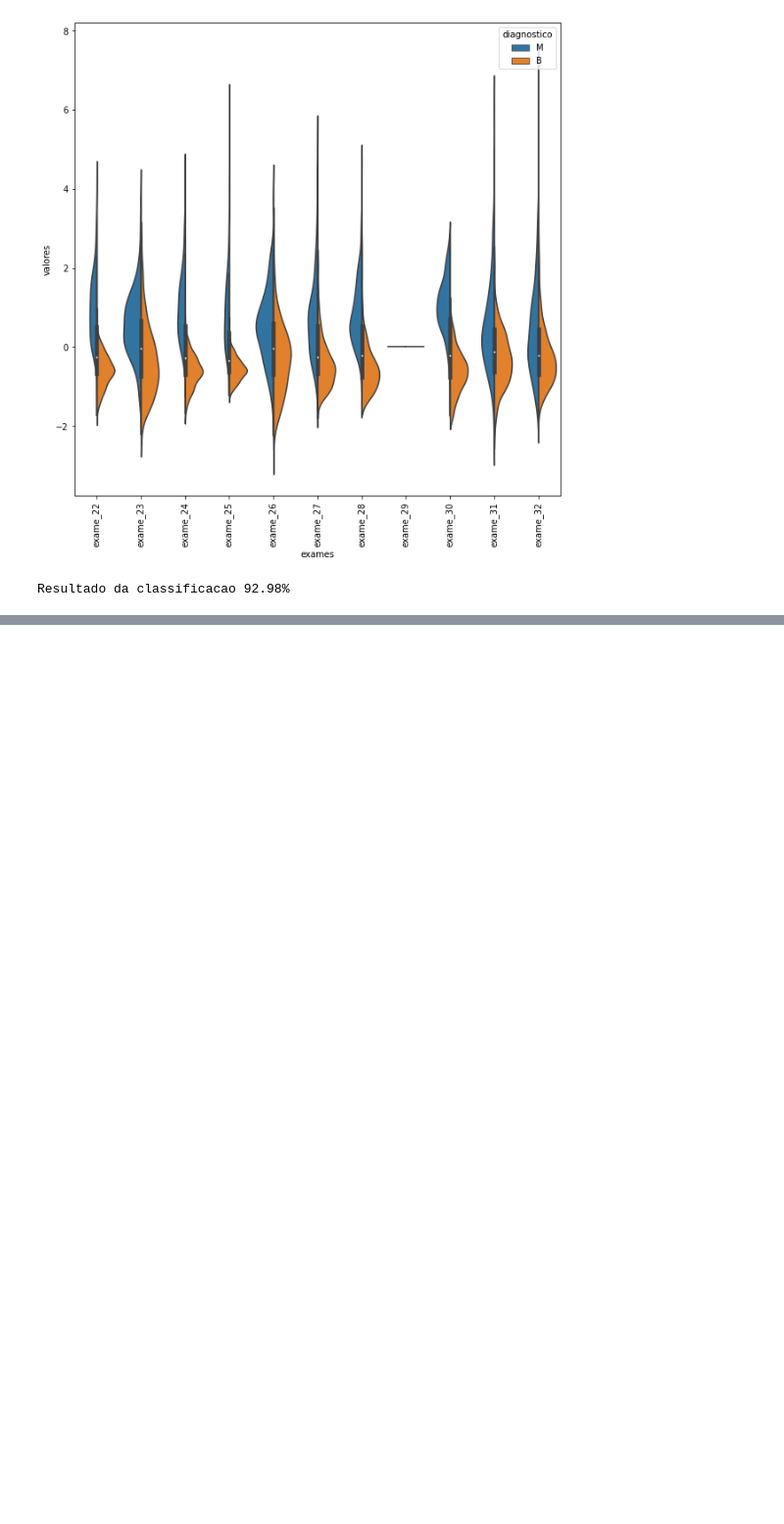
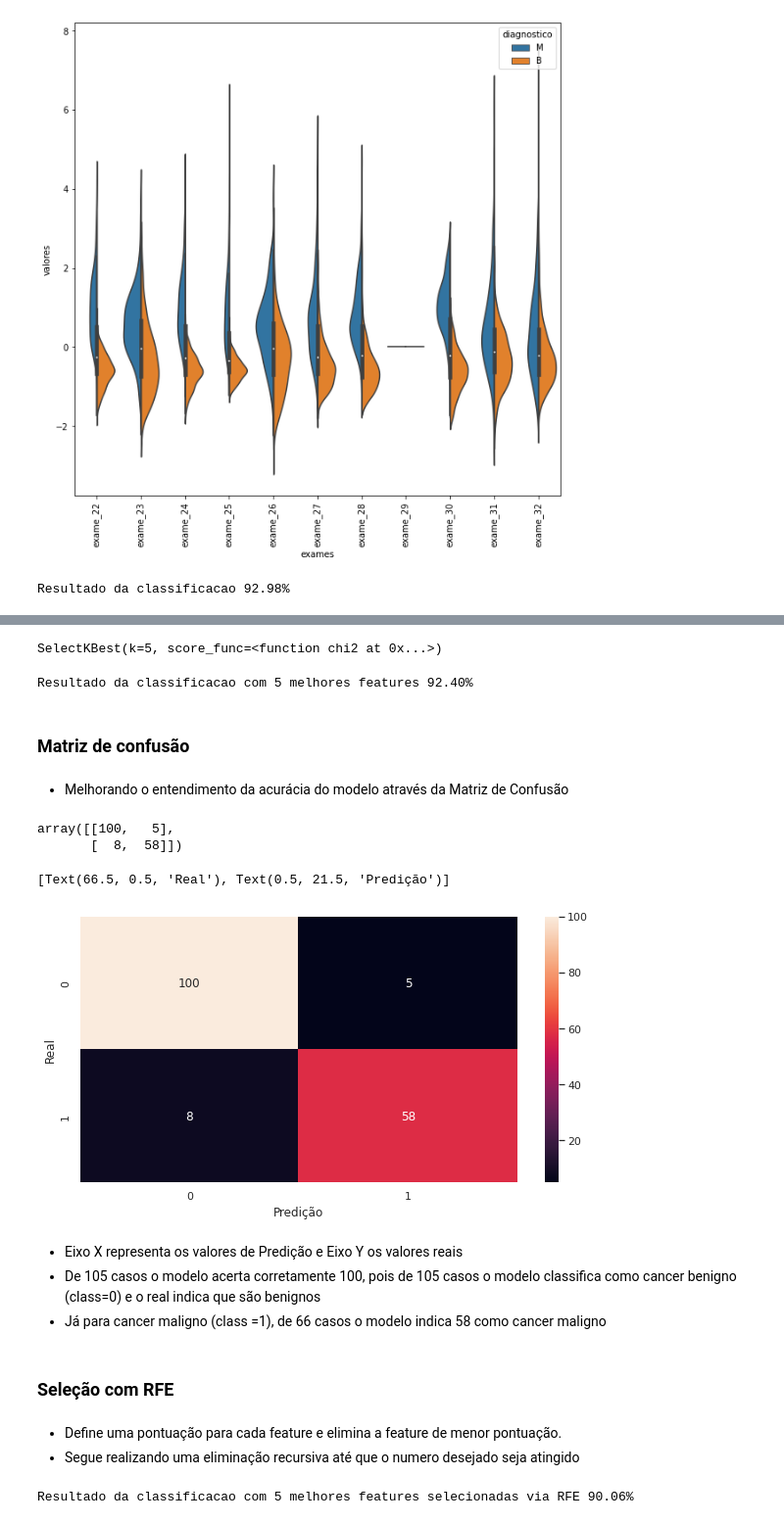
Before and after one commit to conradoov/formacao_machine_learning_alura, a Jupyter notebook: machine_learning_modelo_multivariado.ipynb, the cells around one changed output, grey strips where cells are left out. Shown at 98% size. Cells and saved outputs as stored; diff of their text form; code cells hidden in the pictures; blank space fills up the shorter version.

```diff
--- a/machine_learning_modelo_multivariado.ipynb
+++ b/machine_learning_modelo_multivariado.ipynb
@@ -132,0 +238,30 @@ Resultado da classificacao 92.98%
+# %%
+SEED = 1234
+random.seed(SEED)
+
+valores_exames_v6 = valores_exames_v1.drop(columns=['exame_4', 'exame_29', 'exame_3','exame_24'])
+
+
+
+treino_x, teste_x, treino_y, teste_y = train_test_split(valores_exames_v6,
+                                                        diagnostico,
+                                                        test_size=0.3)
+
+selecionar_kmelhores.fit(treino_x, treino_y)
+# %% [output]
+SelectKBest(k=5, score_func=<function chi2 at 0x...>)
+# %%
+#Utilizando somente as melhores variaveis no modelo
+treino_kbest = selecionar_kmelhores.transform(treino_x)
+teste_kbest = selecionar_kmelhores.transform(teste_x)
+# %%
+classificador = RandomForestClassifier(n_estimators=100, random_state=1234)
+# %%
+classificador.fit(treino_kbest, treino_y)
+print('Resultado da classificacao com 5 melhores features %.2f%%' %(classificador.score(teste_kbest, teste_y) * 100))
+# %% [output]
+Resultado da classificacao com 5 melhores features 92.40%
+# %% [markdown]
+### Matriz de confusão
+# %% [markdown]
+*   Melhorando o entendimento da acurácia do modelo através da Matriz de Confusão
@@ -132,0 +270,22 @@ Resultado da classificacao 92.98%
+# %%
+matriz_confusao = confusion_matrix(teste_y, classificador.predict(teste_kbest))
+matriz_confusao
+# %% [output]
+array([[100,   5],
+       [  8,  58]])
+# %%
+plt.figure(figsize=(10,5))
+sns.set()
+sns.heatmap(matriz_confusao, annot=True, fmt="d").set(xlabel='Predição', ylabel='Real')
+# %% [output]
+[Text(66.5, 0.5, 'Real'), Text(0.5, 21.5, 'Predição')]
+[figure, added]
+# %% [markdown]
+*   Eixo X representa os valores de Predição e Eixo Y os valores reais
+*   De 105 casos o modelo acerta corretamente 100, pois de 105 casos o modelo classifica como cancer benigno (class=0) e o real indica que são benignos
+*   Já para cancer maligno (class =1), de 66 casos o modelo indica 58 como cancer maligno
+# %% [markdown]
+### Seleção com RFE
+# %% [markdown]
+*   Define uma pontuação para cada feature e elimina a feature de menor pontuação.
+*   Segue realizando uma eliminação recursiva até que o numero desejado seja atingido
@@ -132,0 +310,5 @@ Resultado da classificacao 92.98%
+# %%
+classificador.fit(treino_rfe, treino_y)
+print('Resultado da classificacao com 5 melhores features selecionadas via RFE %.2f%%' %(classificador.score(teste_rfe, teste_y) * 100))
+# %% [output]
+Resultado da classificacao com 5 melhores features selecionadas via RFE 90.06%
```
Also changed, not shown: parts of 47 cells of this notebook.
